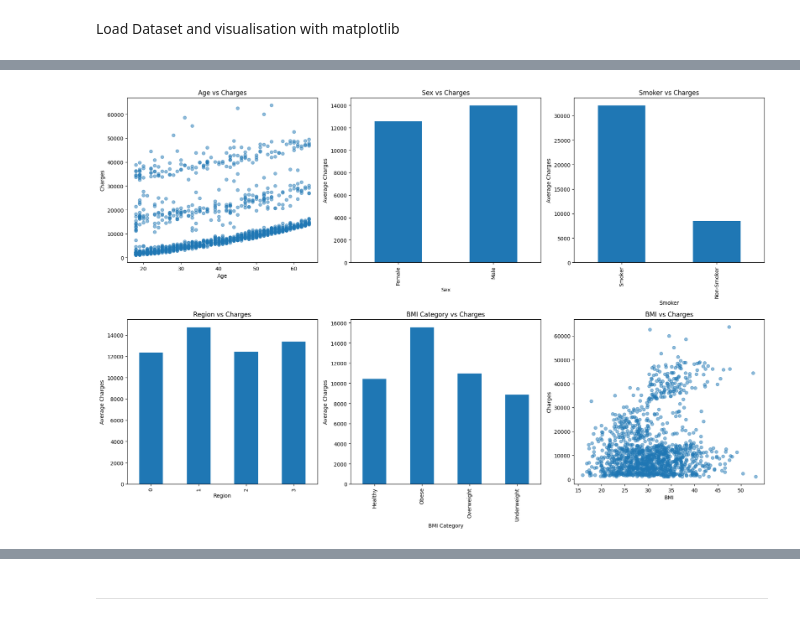
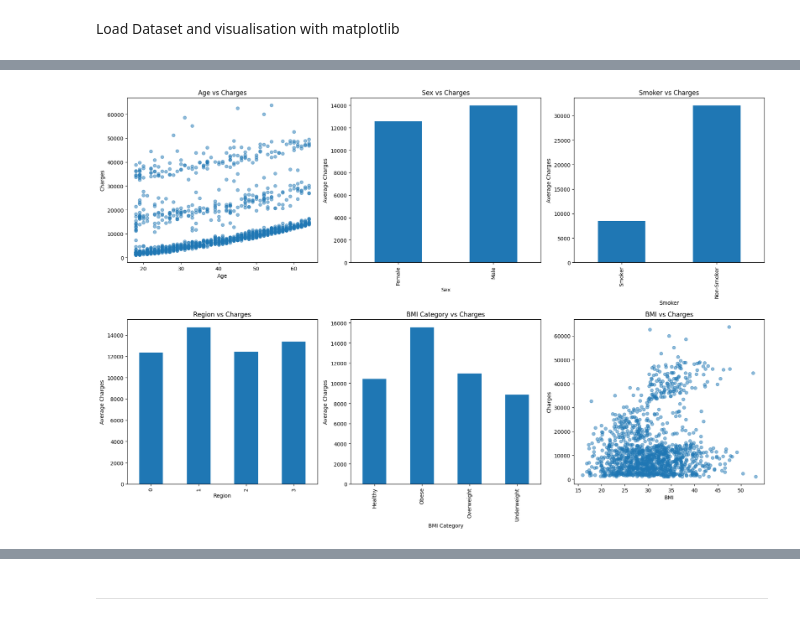
Before and after one commit to Mikeecee1/HealthInsuranceAnalysis, a Jupyter notebook: jupyter_notebooks/DataVisualisation.ipynb, the cells around one changed output, grey strips where cells are left out. Saved outputs shown, nothing was run; the diff lists cells and outputs as text; code cells hidden in the pictures.

Commit message:
changed smoker status back to categorical. Added seaborn chart to show age, charges, smoker and BMI correlation

```diff
--- a/jupyter_notebooks/DataVisualisation.ipynb
+++ b/jupyter_notebooks/DataVisualisation.ipynb
@@ -61,7 +67,8 @@ import numpy as np
 import matplotlib.pyplot as plt
 # %%
 # Load dataset for visualization
-df = pd.read_csv("../Datasets/Processed/insurance_cleaned.csv")
-df.head()
+#load insurance_cleaned.csv in Datasets/Processed folder
+df = pd.read_csv('Datasets/Processed/insurance_cleaned.csv')
+df
 # %% [output]
 |  | age | sex | bmi | children | smoker | region | charges | bmi_category | charges_category |
@@ -95,32 +109,32 @@ plt.ylabel('Average Charges')
 plt.subplot(2, 3, 3)
 df.groupby('smoker')['charges'].mean().plot(kind='bar')
 plt.title('Smoker vs Charges')
 plt.xlabel('Smoker')
-plt.xticks(ticks=[0, 1], labels=['Smoker', 'Non-Smoker'])
+#plt.xticks(ticks=[0, 1], labels=['Smoker', 'Non-Smoker']) redundant code after changing smoker back to cat
 plt.ylabel('Average Charges')
 
 # Region vs Charges
 plt.subplot(2, 3, 4)
 df.groupby('region')['charges'].mean().plot(kind='bar')
 plt.title('Region vs Charges')
 plt.xlabel('Region')
 plt.ylabel('Average Charges')
 
 # BMI Category vs Charges
 plt.subplot(2, 3, 5)
 df.groupby('bmi_category')['charges'].mean().plot(kind='bar')
 plt.title('BMI Category vs Charges')
 plt.xlabel('BMI Category')
 plt.ylabel('Average Charges')
 
 # BMI vs Charges
 plt.subplot(2, 3, 6)
 plt.scatter(df['bmi'], df['charges'], alpha=0.5)
 plt.title('BMI vs Charges')
 plt.xlabel('BMI')
 plt.ylabel('Charges')
 
 plt.tight_layout()
 plt.show()
 # %% [output]
-[figure, old version]
+[figure, new version]
```
Also changed, not shown: parts of 12 cells of this notebook, 1 other file.
